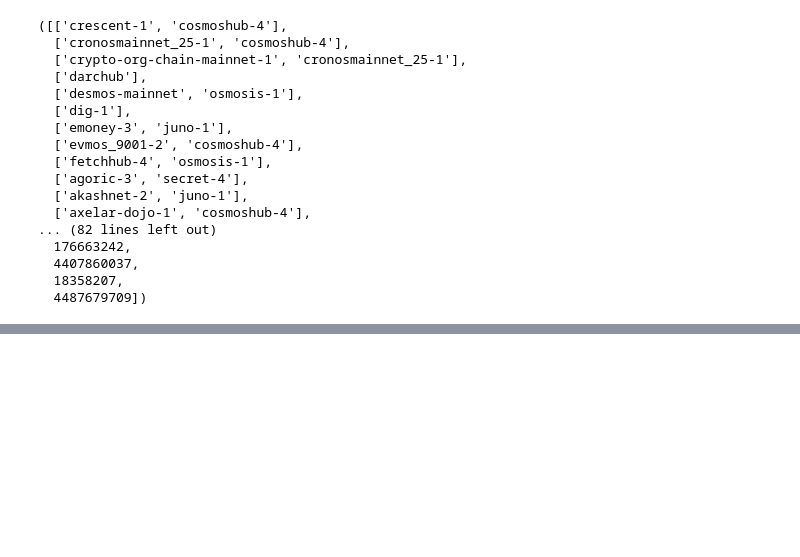
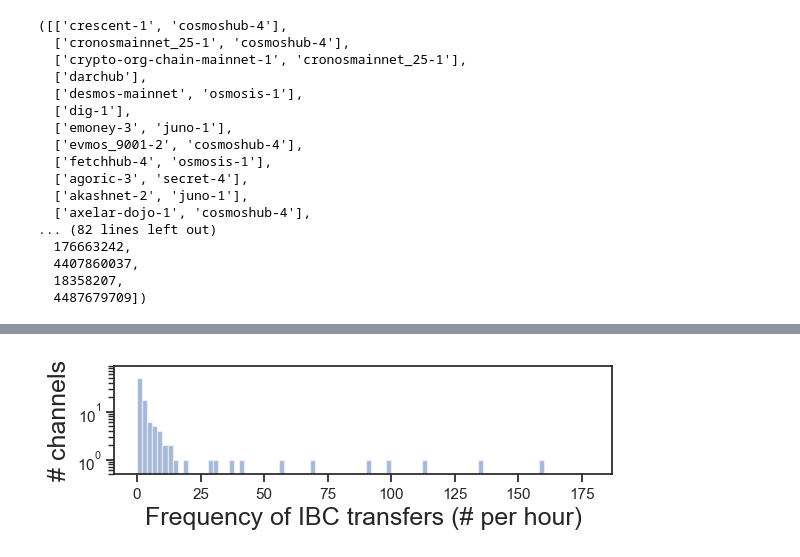
Before and after one commit to babylonchain/mapofzones-crawler, a Jupyter notebook: analysis.ipynb, the cells around one changed output, grey strips where cells are left out. Cells and saved outputs as stored; diff of their text form; code cells hidden in the pictures; blank space fills up the shorter version.

```diff
--- a/analysis.ipynb
+++ b/analysis.ipynb
@@ -184,0 +234,16 @@ print(gas_usage_np.mean(), gas_usage_np.std())
+# %%
+
+bins = np.arange(0, 180, 2)
+
+fig = plt.figure(figsize=(6, 2))
+edge_weights = [get_frequency(edge[0], edge[1]) for edge in G.edges(data='weight')]
+plt.hist(edge_weights, bins=bins, alpha=0.5)
+plt.yscale('log')
+plt.ylim([0.5, 90])
+plt.xlabel('Frequency of IBC transfers (# per hour)', fontsize=18)
+plt.ylabel('# channels', fontsize=18)
+plt.tight_layout()
+plt.savefig('../../Babylon/ibc-zones-analysis/figs/ibc-transfer-frequency-hist.pdf')
+plt.show()
+# %% [output]
+[figure, added]
```
Also changed, not shown: parts of 4 cells of this notebook.
